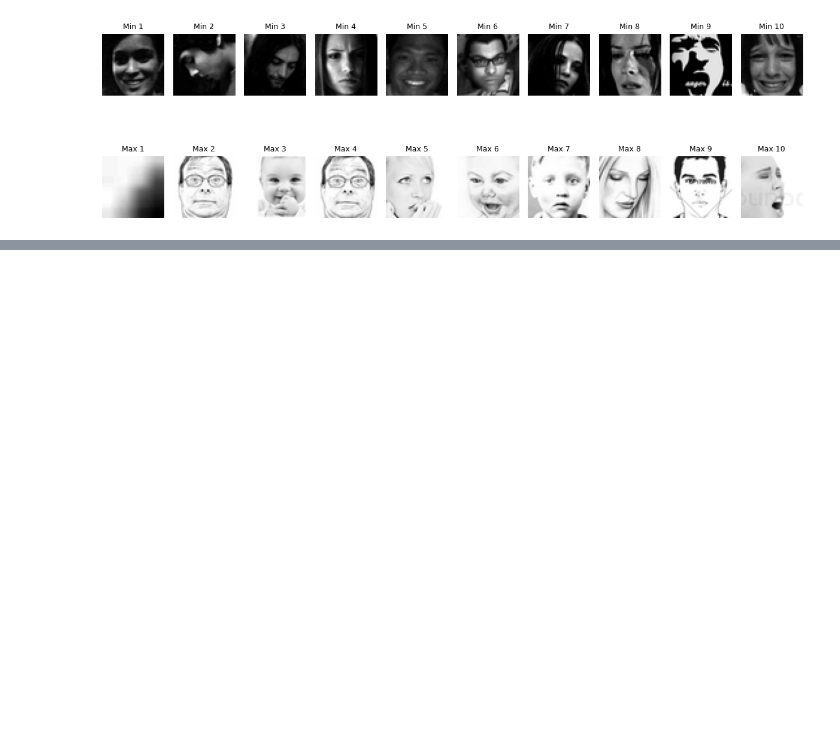
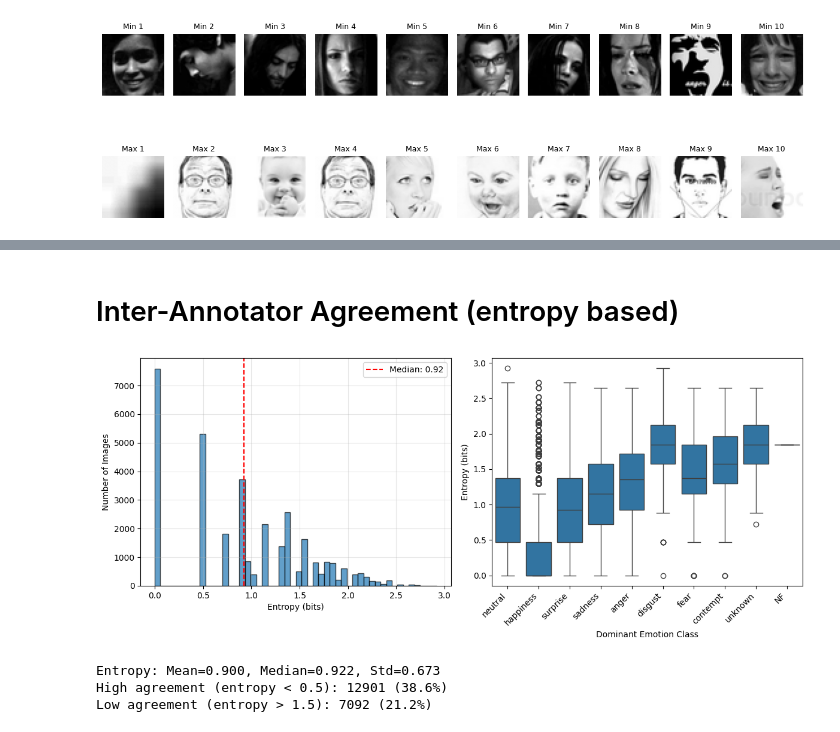
Before and after one commit to Kiwinicki/inzynierka_169257, a Jupyter notebook: eda.ipynb, the cells around one changed output, grey strips where cells are left out. Cells and saved outputs as stored; diff of their text form; code cells hidden in the pictures; blank space fills up the shorter version.

```diff
--- a/eda.ipynb
+++ b/eda.ipynb
@@ -260,0 +295,41 @@ After deduplication: 33407
+# %% [markdown]
+# Inter-Annotator Agreement (entropy based)
+# %%
+def calculate_entropy(row, class_labels):
+    votes = row[class_labels].values.astype(float)
+    total_votes = votes.sum()
+    if total_votes == 0:
+        return 0.0
+    probs = votes / total_votes
+    probs = probs[probs > 0]
+    return entropy(probs, base=2)
+
+data['entropy'] = data.apply(lambda row: calculate_entropy(row, CLASS_LABELS), axis=1)
+
+plt.figure(figsize=(12, 5))
+plt.subplot(1, 2, 1)
+plt.hist(data['entropy'], bins=50, edgecolor='black', alpha=0.7)
+plt.axvline(data['entropy'].median(), color='red', linestyle='--', label=f'Median: {data["entropy"].median():.2f}')
+plt.xlabel('Entropy (bits)')
+plt.ylabel('Number of Images')
+plt.legend()
+plt.grid(True, alpha=0.3)
+
+plt.subplot(1, 2, 2)
+dominant_class = data[CLASS_LABELS].idxmax(axis=1)
+entropy_by_class = pd.DataFrame({'class': dominant_class, 'entropy': data['entropy']})
+sns.boxplot(data=entropy_by_class, x='class', y='entropy', order=CLASS_LABELS)
+plt.xticks(rotation=45, ha='right')
+plt.xlabel('Dominant Emotion Class')
+plt.ylabel('Entropy (bits)')
+plt.tight_layout()
+plt.show()
+
+print(f"Entropy: Mean={data['entropy'].mean():.3f}, Median={data['entropy'].median():.3f}, Std={data['entropy'].std():.3f}")
+print(f"High agreement (entropy < 0.5): {(data['entropy'] < 0.5).sum()} ({(data['entropy'] < 0.5).sum() / len(data) * 100:.1f}%)")
+print(f"Low agreement (entropy > 1.5): {(data['entropy'] > 1.5).sum()} ({(data['entropy'] > 1.5).sum() / len(data) * 100:.1f}%)")
+# %% [output]
+[figure, added]
+Entropy: Mean=0.900, Median=0.922, Std=0.673
+High agreement (entropy < 0.5): 12901 (38.6%)
+Low agreement (entropy > 1.5): 7092 (21.2%)
```
Also changed, not shown: parts of 20 cells of this notebook, 10 other files.
